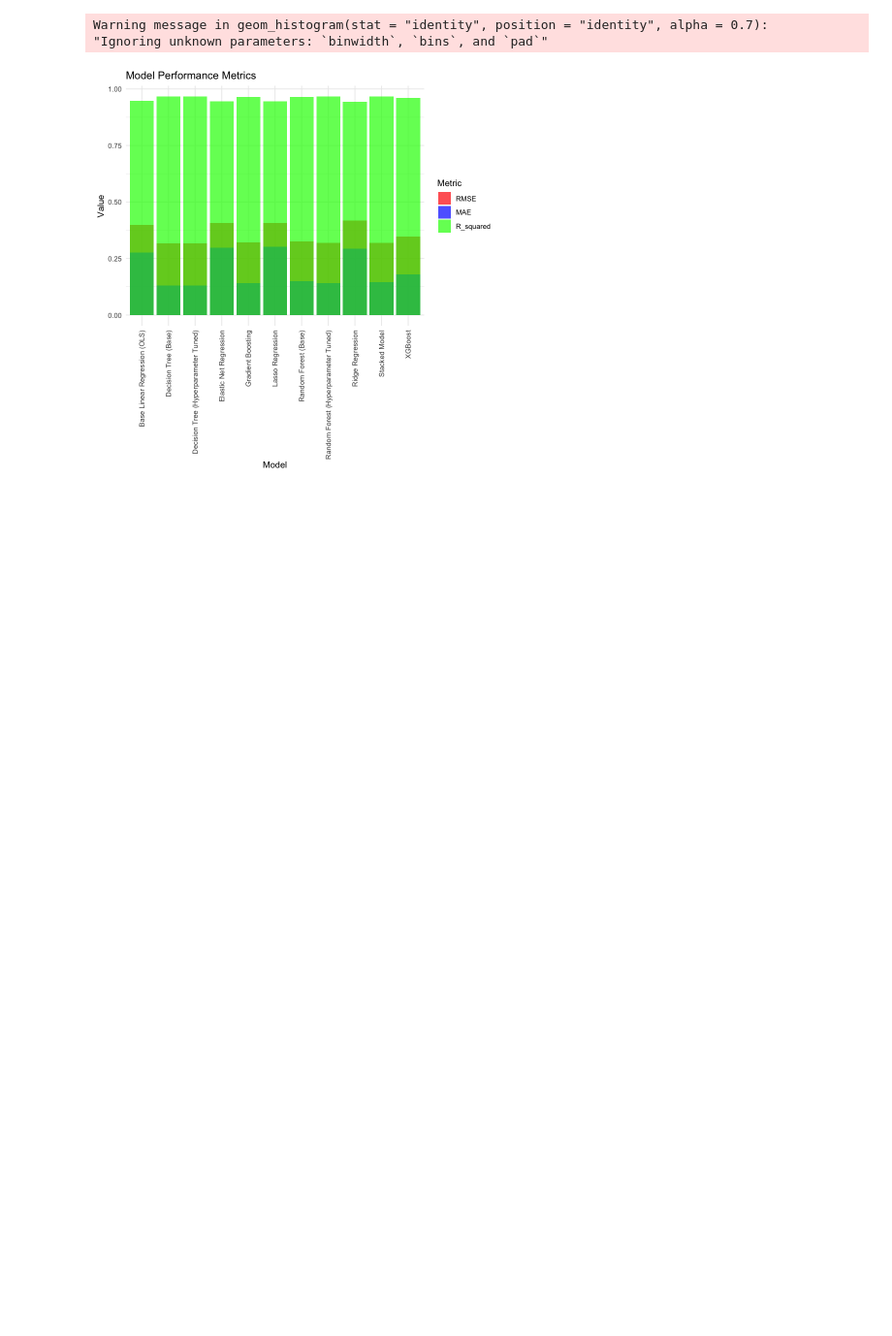
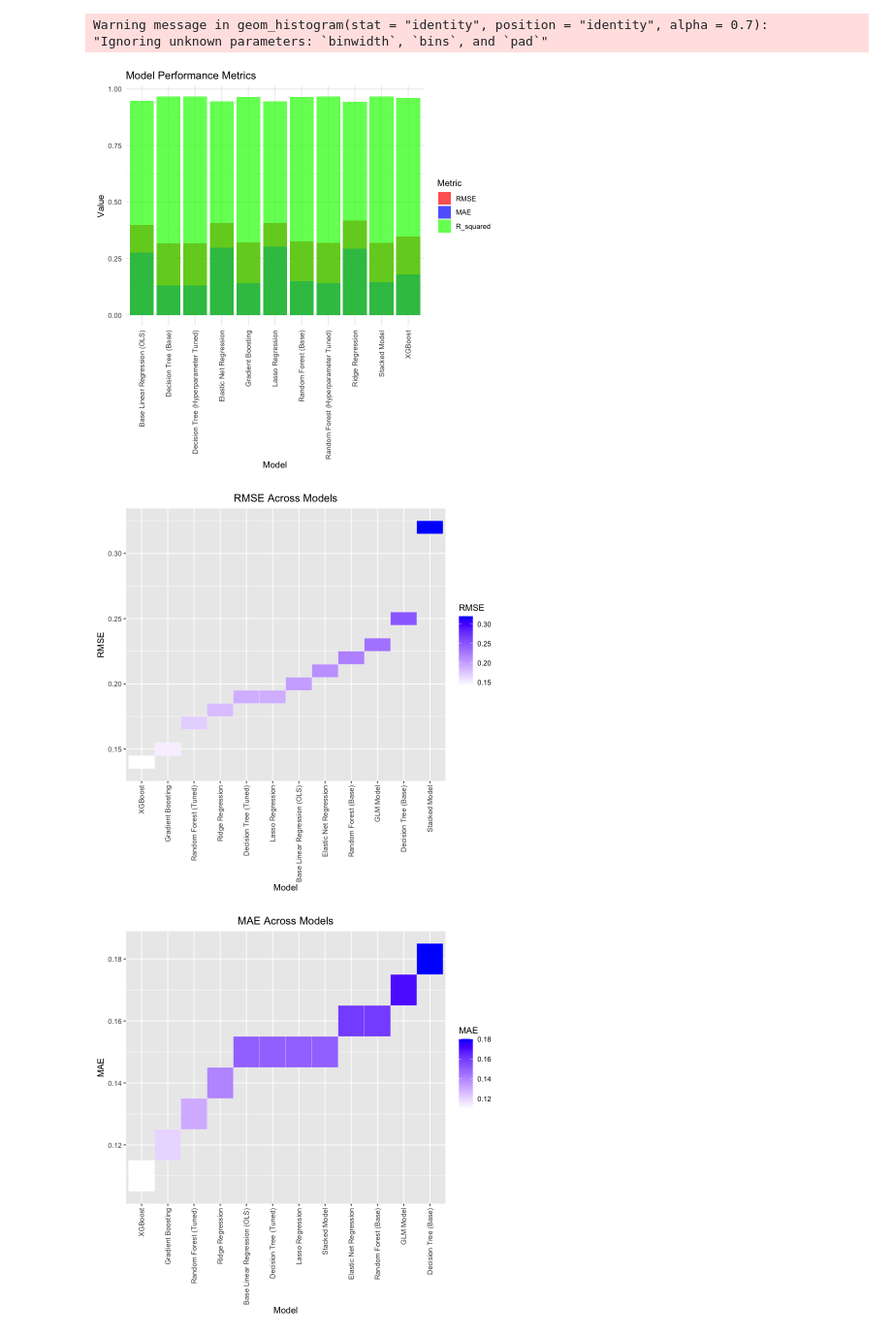
Before and after one commit to msheeba4848/Gauging-Migration-in-Bangladesh, a Jupyter notebook: feature_selection_1/feat_select_dataset1.ipynb, the cells around one changed output. Shown at 97% size. Saved outputs shown, nothing was run; the diff lists cells and outputs as text; code cells hidden in the pictures; blank space fills up the shorter version.

Commit message:
added heatmaps

```diff
--- a/feature_selection_1/feat_select_dataset1.ipynb
+++ b/feature_selection_1/feat_select_dataset1.ipynb
@@ -626,3 +666,39 @@ ggplot(data_melted, aes(x = Model, y = value, fill = variable)) +
 Warning message in geom_histogram(stat = "identity", position = "identity", alpha = 0.7):
 "Ignoring unknown parameters: `binwidth`, `bins`, and `pad`"
 [figure]
+# %%
+
+model_metrics <- data.frame(Model = model_names, RMSE = RMSE, MAE = MAE, R_squared = R_squared)
+
+# RMSE
+ggplot(model_metrics, aes(x = reorder(Model, RMSE), y = RMSE)) +
+  geom_tile(aes(fill = RMSE), color = "white") +
+  scale_fill_gradient(low = "white", high = "blue") +
+  theme(axis.text.x = element_text(angle = 90, vjust = 0.5, hjust = 1)) +
+  labs(title = "RMSE Across Models") +
+  theme(plot.title = element_text(hjust = 0.5)) +
+  xlab("Model") +
+  ylab("RMSE")
+
+# MAE
+ggplot(model_metrics, aes(x = reorder(Model, MAE), y = MAE)) +
+  geom_tile(aes(fill = MAE), color = "white") +
+  scale_fill_gradient(low = "white", high = "blue") +
+  theme(axis.text.x = element_text(angle = 90, vjust = 0.5, hjust = 1)) +
+  labs(title = "MAE Across Models") +
+  theme(plot.title = element_text(hjust = 0.5)) +
+  xlab("Model") +
+  ylab("MAE")
+
+# r-squared
+ggplot(model_metrics, aes(x = reorder(Model, R_squared), y = R_squared)) +
+  geom_tile(aes(fill = R_squared), color = "white") +
+  scale_fill_gradient(low = "white", high = "blue") +
+  theme(axis.text.x = element_text(angle = 90, vjust = 0.5, hjust = 1)) +
+  labs(title = "R-squared Across Models") +
+  theme(plot.title = element_text(hjust = 0.5)) +
+  xlab("Model") +
+  ylab("R-squared")
+# %% [output]
+[figure, added]
+[figure, added]
```
Also changed, not shown: parts of 5 cells of this notebook.
